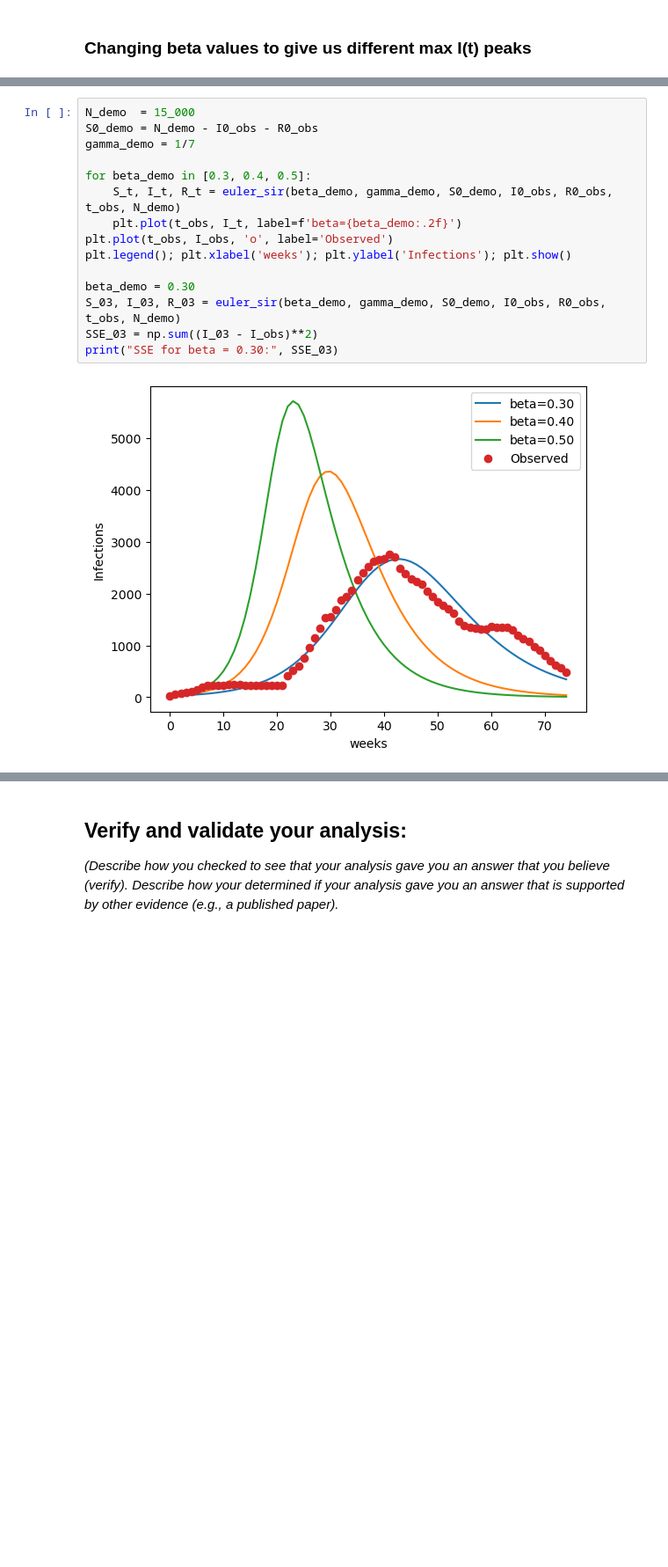
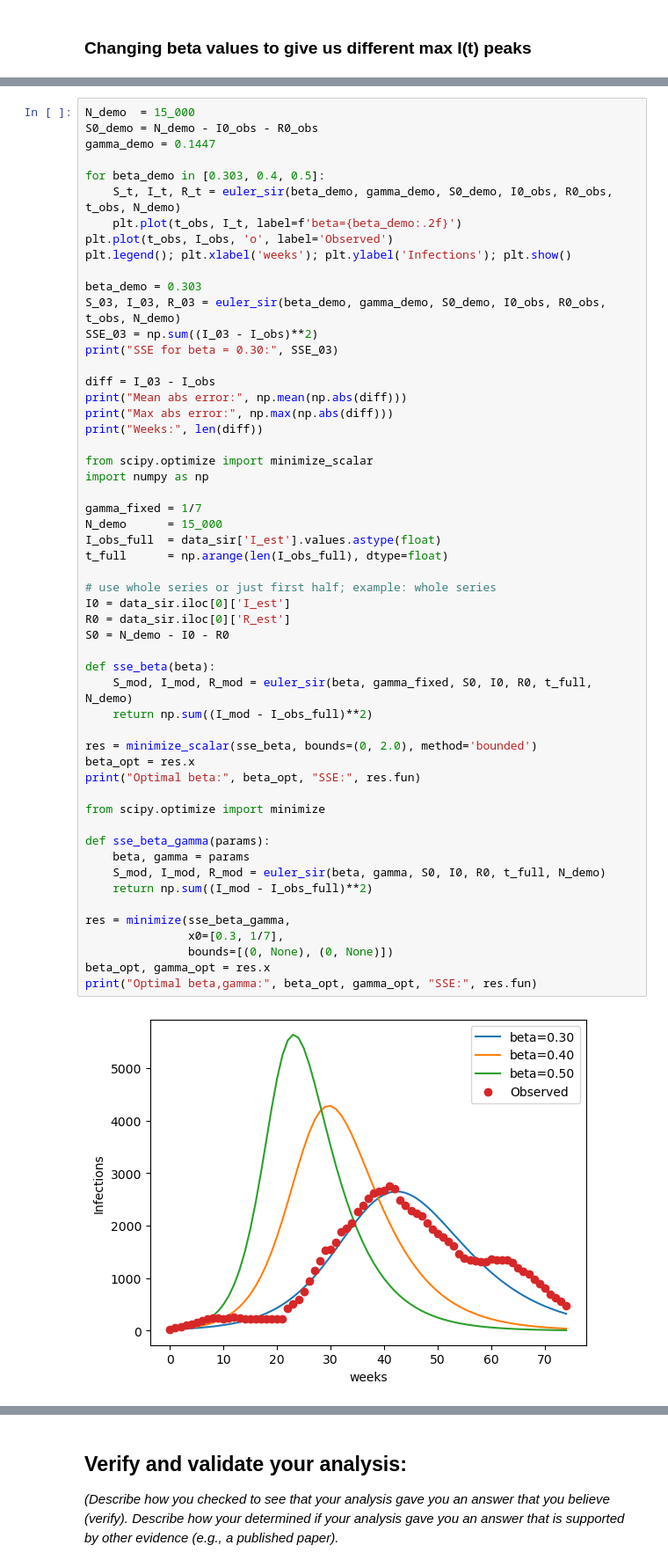
Before and after one commit to NolanNguyen9223/Module-4-Project, a Jupyter notebook: LANGER4_NGUYENhANCOCK_MODULE_4.ipynb, the cells around one changed output, grey strips where cells are left out. Shown at 88% size. Drawn from its saved outputs; the diff is of its cells as text; blank space fills up the shorter version.

```diff
--- a/LANGER4_NGUYENhANCOCK_MODULE_4.ipynb
+++ b/LANGER4_NGUYENhANCOCK_MODULE_4.ipynb
@@ -268,17 +268,56 @@ Scaled the population (N) to fit the observed infection curve the best. Previous
 # %%
 N_demo  = 15_000
 S0_demo = N_demo - I0_obs - R0_obs
-gamma_demo = 1/7
+gamma_demo = 0.1447
 
-for beta_demo in [0.3, 0.4, 0.5]:
+for beta_demo in [0.303, 0.4, 0.5]:
     S_t, I_t, R_t = euler_sir(beta_demo, gamma_demo, S0_demo, I0_obs, R0_obs, t_obs, N_demo)
     plt.plot(t_obs, I_t, label=f'beta={beta_demo:.2f}')
 plt.plot(t_obs, I_obs, 'o', label='Observed')
 plt.legend(); plt.xlabel('weeks'); plt.ylabel('Infections'); plt.show()
 
-beta_demo = 0.30
+beta_demo = 0.303
 S_03, I_03, R_03 = euler_sir(beta_demo, gamma_demo, S0_demo, I0_obs, R0_obs, t_obs, N_demo)
 SSE_03 = np.sum((I_03 - I_obs)**2)
 print("SSE for beta = 0.30:", SSE_03)
+
+diff = I_03 - I_obs
+print("Mean abs error:", np.mean(np.abs(diff)))
+print("Max abs error:", np.max(np.abs(diff)))
+print("Weeks:", len(diff))
+
+from scipy.optimize import minimize_scalar
+import numpy as np
+
+gamma_fixed = 1/7
+N_demo      = 15_000
+I_obs_full  = data_sir['I_est'].values.astype(float)
+t_full      = np.arange(len(I_obs_full), dtype=float)
+
+# use whole series or just first half; example: whole series
+I0 = data_sir.iloc[0]['I_est']
+R0 = data_sir.iloc[0]['R_est']
+S0 = N_demo - I0 - R0
+
+def sse_beta(beta):
+    S_mod, I_mod, R_mod = euler_sir(beta, gamma_fixed, S0, I0, R0, t_full, N_demo)
+    return np.sum((I_mod - I_obs_full)**2)
+
+res = minimize_scalar(sse_beta, bounds=(0, 2.0), method='bounded')
+beta_opt = res.x
+print("Optimal beta:", beta_opt, "SSE:", res.fun)
+
+from scipy.optimize import minimize
+
+def sse_beta_gamma(params):
+    beta, gamma = params
+    S_mod, I_mod, R_mod = euler_sir(beta, gamma, S0, I0, R0, t_full, N_demo)
+    return np.sum((I_mod - I_obs_full)**2)
+
+res = minimize(sse_beta_gamma,
+               x0=[0.3, 1/7],
+               bounds=[(0, None), (0, None)])
+beta_opt, gamma_opt = res.x
+print("Optimal beta,gamma:", beta_opt, gamma_opt, "SSE:", res.fun)
 # %% [output]
-[figure, old version]
+[figure, new version]
```
Also changed, not shown: parts of 12 cells of this notebook.
